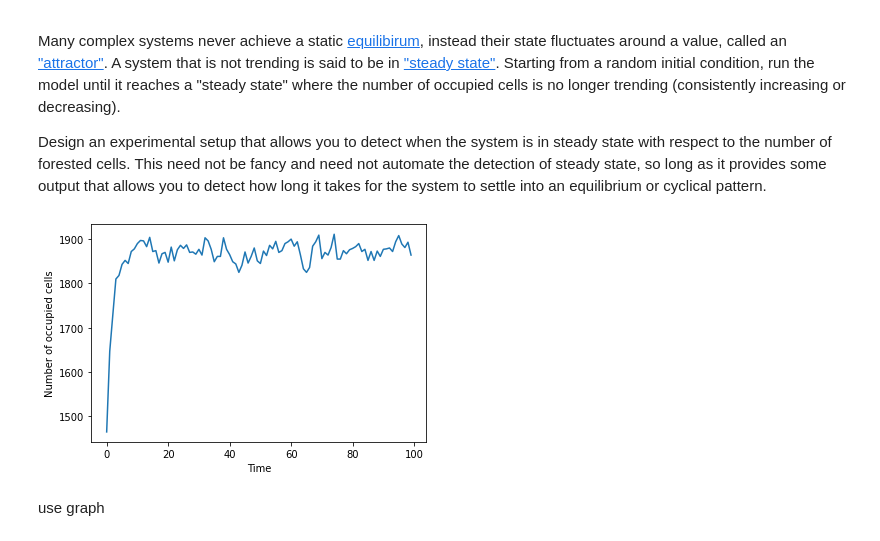
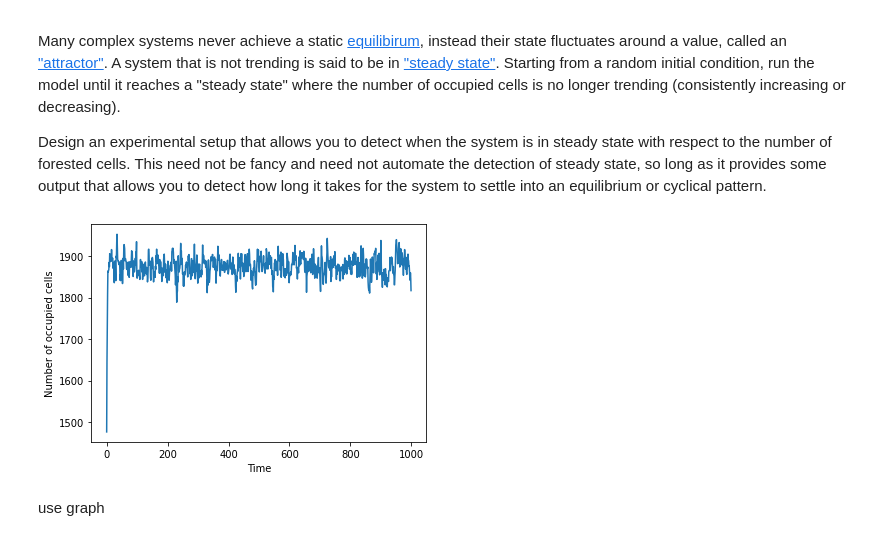
Before and after one commit to WilliamQin65/cap-comp215, a Jupyter notebook: labs/lab09.ipynb, the cells around one changed output. Drawn from its saved outputs; the diff is of its cells as text; code cells hidden in the pictures.

```diff
--- a/labs/lab09.ipynb
+++ b/labs/lab09.ipynb
@@ -319,35 +314,35 @@ def run_model(initial_state, p, f, num_steps):
 def plot_num_occupied(num_occupied):
     plt.plot(range(len(num_occupied)), num_occupied)
     plt.xlabel('Time')
     plt.ylabel('Number of occupied cells')
     plt.show()
 
 # Define function to detect steady-state
 def detect_steady_state(num_occupied):
     num_occupied_diff = np.diff(num_occupied)
     for i in range(len(num_occupied_diff)):
         if np.abs(num_occupied_diff[i]) < 1e-6: # if difference is very small
             if np.abs(num_occupied_diff[i+1]) < 1e-6: # if difference in next time step is also very small
                 return i+2 # return time step at which steady-state is detected
 
 # Set number of runs and number of time steps per run
 num_runs = 10
-num_steps = 100
+num_steps = 1000
 
 # Run the model multiple times and detect steady-state for each run
 steady_state_times = []
 for i in range(num_runs):
     initial_state = np.random.randint(0, 2, (size, size))
     num_occupied = run_model(initial_state, p, f, num_steps)
     steady_state_time = detect_steady_state(num_occupied)
     steady_state_times.append(steady_state_time)
 
 # Plot the number of occupied cells as a function of time for one run
 initial_state = np.random.randint(0, 2, (size, size))
 num_occupied = run_model(initial_state, p, f, num_steps)
 plot_num_occupied(num_occupied)
 # %% [output]
-[figure, old version]
+[figure, new version]
 # %% [markdown]
 use graph
 # %% [markdown]
```
Also changed, not shown: parts of 11 cells of this notebook.
